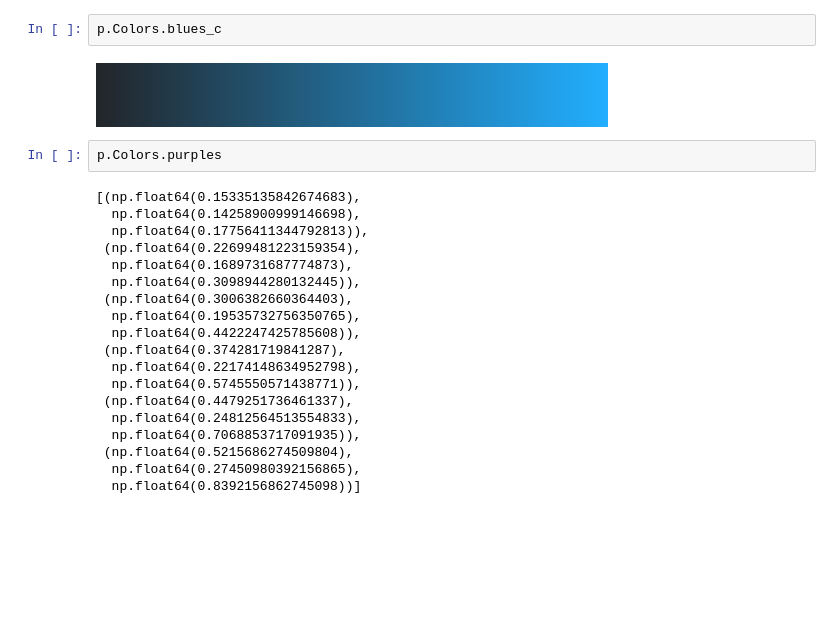
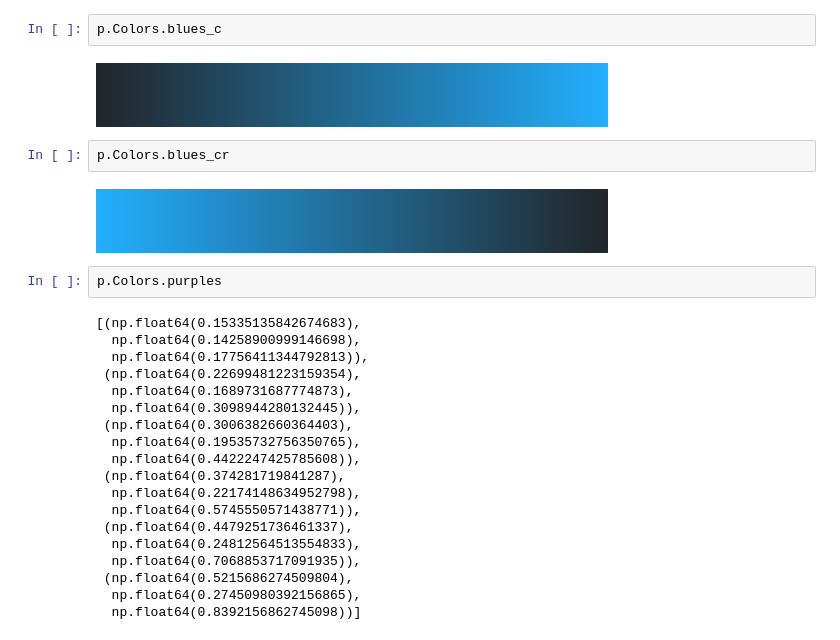
Before and after one commit to WildCodeWolf/Your-Data-Is-Mine, a Jupyter notebook: presentation/colors.ipynb, the cells around one changed output. Drawn from its saved outputs; the diff is of its cells as text; blank space fills up the shorter version.

Commit message:
added singular colors, set up default style

```diff
--- a/presentation/colors.ipynb
+++ b/presentation/colors.ipynb
@@ -56,6 +56,10 @@ p.Colors.blues
 p.Colors.blues_c
 # %% [output]
 [figure]
+# %%
+p.Colors.blues_cr
+# %% [output]
+[figure, added]
 # %%
 p.Colors.purples
 # %% [output]
```
Also changed, not shown: parts of 3 cells of this notebook, 1 other file.
